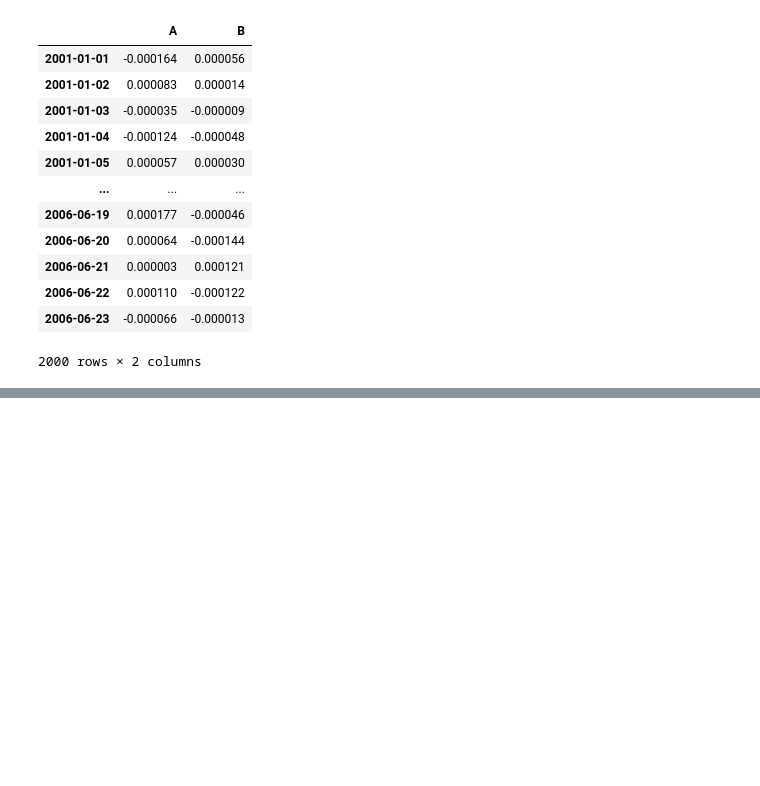
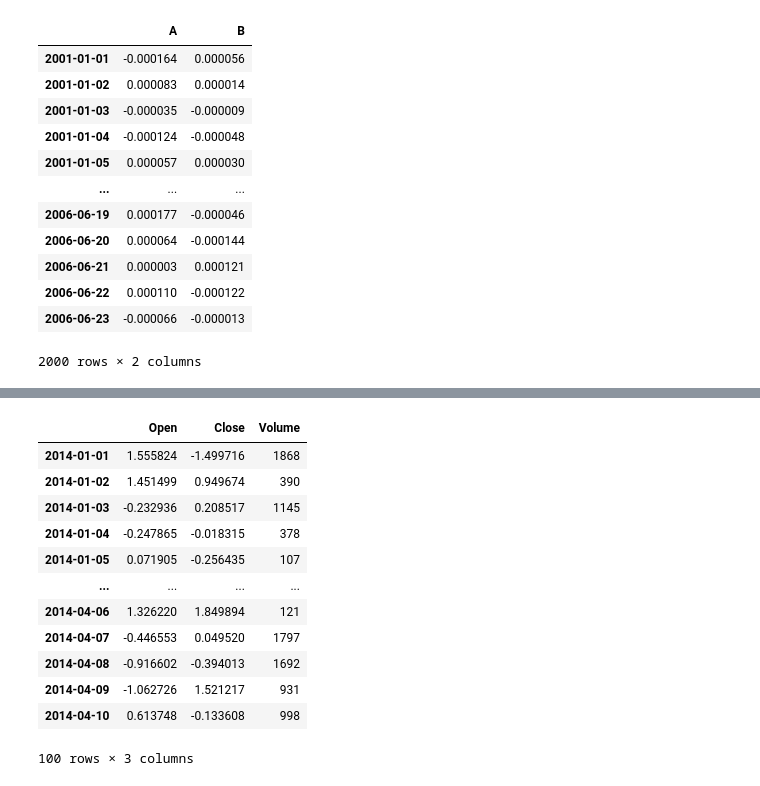
Before and after one commit to onlyabhilash/Feature-Engg, a Jupyter notebook: Pandas/Cooking.ipynb, the cells around one changed output, grey strips where cells are left out. Saved outputs shown, nothing was run; the diff lists cells and outputs as text; code cells hidden in the pictures; blank space fills up the shorter version.

```diff
--- a/Pandas/Cooking.ipynb
+++ b/Pandas/Cooking.ipynb
@@ -1196,0 +1197,29 @@ Length: 1950, dtype: float64
+# %%
+# Rolling apply with a DataFrame returning a Scalar
+
+# Rolling Apply to multiple columns where function returns a Scalar (Volume Weighted Average Price)
+rng = pd.date_range(start="2014-01-01", periods=100)
+
+df = pd.DataFrame(
+        {
+            "Open": np.random.randn(len(rng)),
+            "Close": np.random.randn(len(rng)),
+            "Volume": np.random.randint(100, 2000, len(rng)),
+        },
+        index=rng,
+    )
+df
+# %% [output]
+|  | Open | Close | Volume |
+| 2014-01-01 | 1.555824 | -1.499716 | 1868 |
+| 2014-01-02 | 1.451499 | 0.949674 | 390 |
+| 2014-01-03 | -0.232936 | 0.208517 | 1145 |
+| 2014-01-04 | -0.247865 | -0.018315 | 378 |
+| 2014-01-05 | 0.071905 | -0.256435 | 107 |
+| ... | ... | ... | ... |
+| 2014-04-06 | 1.326220 | 1.849894 | 121 |
+| 2014-04-07 | -0.446553 | 0.049520 | 1797 |
+| 2014-04-08 | -0.916602 | -0.394013 | 1692 |
+| 2014-04-09 | -1.062726 | 1.521217 | 931 |
+| 2014-04-10 | 0.613748 | -0.133608 | 998 |
+100 rows × 3 columns
```
Also changed, not shown: parts of 2 cells of this notebook.
